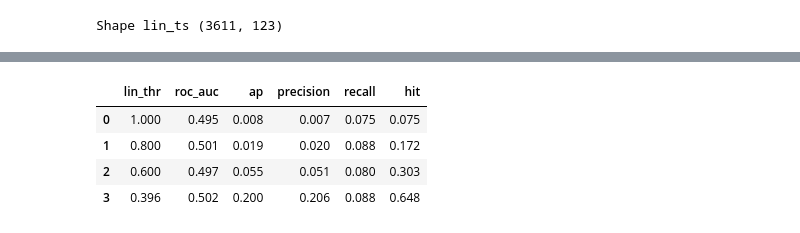
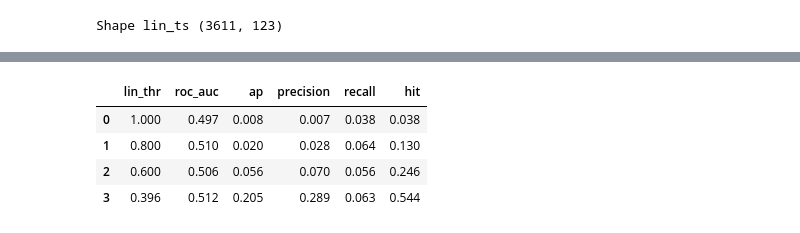
Before and after one commit to 00dylan00/scGPT_playground, a Jupyter notebook: notebooks/exp/2026-01-15-knn_predict.ipynb, the cells around one changed output, grey strips where cells are left out. Saved outputs shown, nothing was run; the diff lists cells and outputs as text; code cells hidden in the pictures.

```diff
--- a/notebooks/exp/2026-01-15-knn_predict.ipynb
+++ b/notebooks/exp/2026-01-15-knn_predict.ipynb
@@ -2595,33 +1093,3 @@ lin_ts = np.array([doid_to_lin[d] for d in df_test["doid_id"]])
 print("Shape lin_ts", lin_ts.shape)
 # %% [output]
 Shape lin_ts (3611, 123)
-# %%
-import seaborn as sns
-import matplotlib.pyplot as plt
-import pandas as pd
-
-# Prepare data for seaborn
-lin_thrs = [0.396, 0.6, 0.8, 1]
-n_positives = []
-for lin_thr in lin_thrs:
-    _n_positive = (m_lin_sim > lin_thr).sum(axis=1)
-    n_positives.append(_n_positive)
-
-# Flatten for seaborn: one row per data point
-df_plot = pd.DataFrame({
-    'Threshold': sum([[f'>{thr}'] * len(col) for thr, col in zip(lin_thrs, n_positives)], []),
-    'N_Positives': np.concatenate(n_positives)
-})
-
-# Plot
-plt.figure(figsize=(9, 5))
-sns.violinplot(data=df_plot, x='Threshold', y='N_Positives', inner=None, cut=0, linewidth=1.2)
-sns.stripplot(data=df_plot, x='Threshold', y='N_Positives', color='k', alpha=0.4, jitter=True, size=3)
-
-# Aesthetics
-plt.xlabel('Ontology Similarity Threshold (Lin Score)')
-plt.ylabel('Number of Related Diseases per Query')
-plt.title('Per-Disease Distribution of Related Diseases at Varying Similarity Thresholds')
-plt.grid(axis='y', linestyle='--', alpha=0.5)
-plt.tight_layout()
-plt.show()
@@ -2661,10 +1127,13 @@ def precision_recall_set(y_true, y_pred_sets, N):
     return float(np.mean(precisions)), float(np.mean(recalls))
 
 # map predicted clusters to doid-labels!
-pred_doid_lab_ts = [clust_to_enr.get(c) for c in test_pred_clusters]   # test doid labels!
+pred_doids_ts = list()
+for proba in pred_proba_ts:
+    pred_doids_ts.append(model.classes_[proba>0])
+
 
 pred_lin_ts = list()
-for lab in pred_doid_lab_ts:
+for lab in pred_doids_ts:
     pred_lin_ts.append([1 if d in lab  else 0 for d in dis_ord])
 pred_lin_ts = np.array(pred_lin_ts)
 
@@ -2696,6 +1158,8 @@ pd.DataFrame(data_dis_perf)
 avg = "micro"
 lin_thrs = [1, 0.8, 0.6, 0.396]
 
+
+_rnd_lab = pred_proba_ts.copy()
 data_rand_dis_perf = list()
 for lin_thr in tqdm(lin_thrs):
 
@@ -2706,42 +1170,42 @@ for lin_thr in tqdm(lin_thrs):
     rnd_rec_onehot = list()
     rnd_rec_hits = list()
 
-    for i in range(100):
+    for i in range(10):
         rng = np.random.default_rng(i)
-        _rnd_clust = rng.choice(clust_ord, size=len(df_test), replace=True)
 
         # map predicted clusters to doideudo-labels!
-        _rnd_lab = [clust_to_enr.get(c) for c in _rnd_clust]   # test doideudo labels!
+        np.random.shuffle(_rnd_lab)
 
         _rnd_one_hot = list()
         for lab in _rnd_lab:
+            lab = model.classes_[lab.astype(bool)]
             _rnd_one_hot.append([1 if d in lab  else 0 for d in dis_ord])
         _rnd_one_hot = np.array( _rnd_one_hot)
 
         # multilabel
         _rnd_roc_auc = roc_auc_score(lin_ts>=lin_thr, _rnd_one_hot, average=avg)
         _onehot_prec = precision_score(lin_ts>=lin_thr,_rnd_one_hot, average=avg)
         _onehot_rec = recall_score(lin_ts>=lin_thr,_rnd_one_hot, average=avg)
         _rnd_hits = (_rnd_one_hot & (lin_ts>=lin_thr)).sum(axis=1)>0
 
         rnd_roc_onehot.append(_rnd_roc_auc)
         rnd_ap_oneshot.append(average_precision_score(lin_ts>=lin_thr, _rnd_one_hot, average=avg))
         rnd_prec_onehot.append(_onehot_prec)
         rnd_rec_onehot.append(_onehot_rec)
         rnd_rec_hits.append(recall_score(np.ones(len(df_test)), _rnd_hits))
 
     data_rand_dis_perf.append({"lin_thr":lin_thr,
                         "roc_auc":f"{np.mean(rnd_roc_onehot):.3f}",
                         "ap":f"{np.mean(rnd_ap_oneshot):.3f}",
                         "precision":f"{np.mean(rnd_prec_onehot):.3f}",
                         "recall":f"{np.mean(rnd_rec_onehot):.3f}",
                         "hit":f"{np.mean(rnd_rec_hits):.3f}"})
 
 
 pd.DataFrame(data_rand_dis_perf)
 # %% [output]
 |  | lin_thr | roc_auc | ap | precision | recall | hit |
-| 0 | 1.000 | 0.495 | 0.008 | 0.007 | 0.075 | 0.075 |
-| 1 | 0.800 | 0.501 | 0.019 | 0.020 | 0.088 | 0.172 |
-| 2 | 0.600 | 0.497 | 0.055 | 0.051 | 0.080 | 0.303 |
-| 3 | 0.396 | 0.502 | 0.200 | 0.206 | 0.088 | 0.648 |
+| 0 | 1.000 | 0.497 | 0.008 | 0.007 | 0.038 | 0.038 |
+| 1 | 0.800 | 0.510 | 0.020 | 0.028 | 0.064 | 0.130 |
+| 2 | 0.600 | 0.506 | 0.056 | 0.070 | 0.056 | 0.246 |
+| 3 | 0.396 | 0.512 | 0.205 | 0.289 | 0.063 | 0.544 |
```
Also changed, not shown: parts of 99 cells of this notebook, 2 other files.
